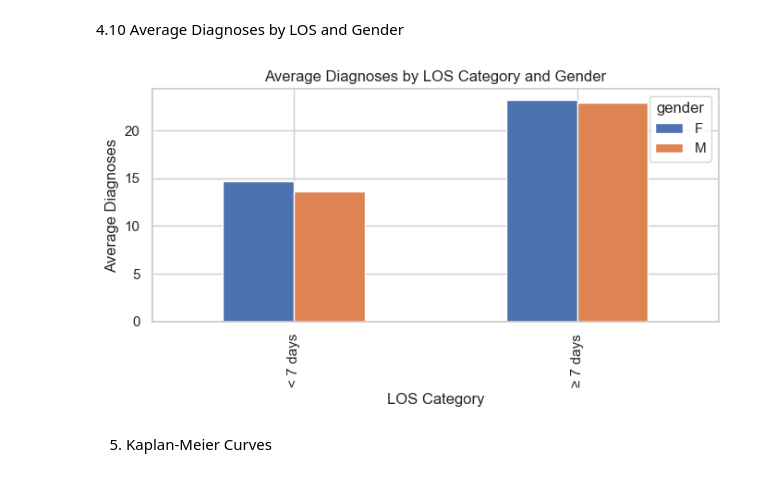
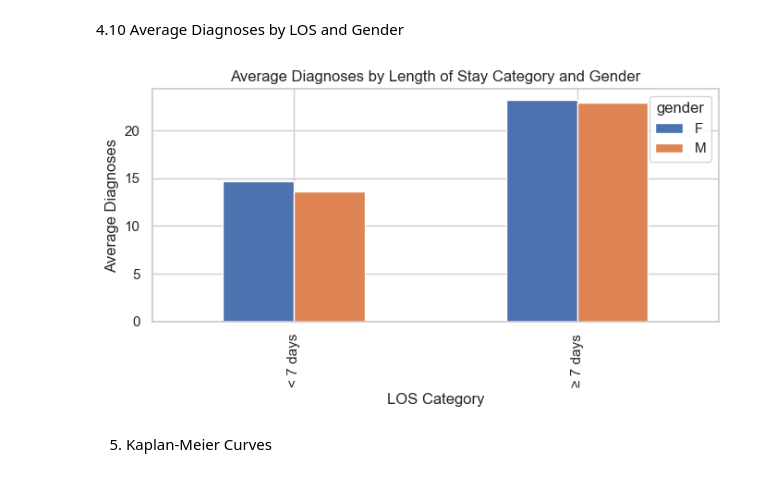
Before and after one commit to awn20222469/w1998467_FYP_MI_prediction, a Jupyter notebook: w1998467_Final.ipynb, the cells around one changed output. Drawn from its saved outputs; the diff is of its cells as text; code cells hidden in the pictures.

```diff
--- a/w1998467_Final.ipynb
+++ b/w1998467_Final.ipynb
@@ -266,6 +266,7 @@ Unique admissions: 16537
 2.8 Keeping only required columns and cleaning base fields
 # %%
 df["curr_service"] = df["curr_service"].fillna("UNKNOWN")
+df["discharge_location"] = df["discharge_location"].fillna("OTHER")
 df["age"] = df["anchor_age"]
 
 columns = [
@@ -277,6 +278,7 @@ columns = [
     "gender",
     "age",
     "curr_service",
+    "discharge_location",
     "hospital_expire_flag",
     "icd_code",
     "icd_version"
@@ -2823,13 +3181,14 @@ plt.show()
 # %% [markdown]
 4.6 MI Admissions Over Time
 # %%
-MI_finaldf['year'] = MI_finaldf['admittime'].dt.year
-year_counts = MI_finaldf['year'].value_counts().sort_index()
-plt.figure(figsize=(7,4))
+year_counts = MI_finaldf['admittime'].dt.year.value_counts().sort_index()
+
+plt.figure(figsize=(7, 4))
 plt.plot(year_counts.index, year_counts.values, marker='o')
 plt.title("MI Admissions Over Time")
 plt.xlabel("Year")
 plt.ylabel("Number of Admissions")
+
 plt.tight_layout()
 plt.show()
 # %% [output]
@@ -2852,9 +3211,8 @@ plt.show()
 # %% [markdown]
 4.8 Day vs Night Admissions
 # %%
-MI_finaldf['hour'] = MI_finaldf['admittime'].dt.hour
-MI_finaldf['day_night'] = np.where(MI_finaldf['hour'].between(7,18), "Day", "Night")
-MI_finaldf['day_night'].value_counts().plot(kind='bar', figsize=(5,4))
+day_night = MI_finaldf['admittime'].dt.hour.apply(lambda h: "Day" if 7 <= h <= 18 else "Night")
+day_night.value_counts().plot(kind='bar', figsize=(5, 4))
 
 plt.title("Day vs Night Admissions")
 plt.xlabel("Time of Admission")
@@ -2883,15 +3241,15 @@ plt.show()
 # %%
 diag_los_gender = MI_finaldf.groupby(['los_cat','gender'])['num_diagnoses_at_admission'].mean().unstack()
 diag_los_gender.plot(kind='bar', figsize=(7,4))
 
-plt.title("Average Diagnoses by LOS Category and Gender")
+plt.title("Average Diagnoses by Length of Stay Category and Gender")
 plt.xlabel("LOS Category")
 plt.ylabel("Average Diagnoses")
 
 plt.tight_layout()
 plt.show()
 # %% [output]
-[figure, old version]
+[figure, new version]
 # %% [markdown]
 5. Kaplan-Meier Curves
 # %% [markdown]
```
Also changed, not shown: parts of 166 cells of this notebook.
